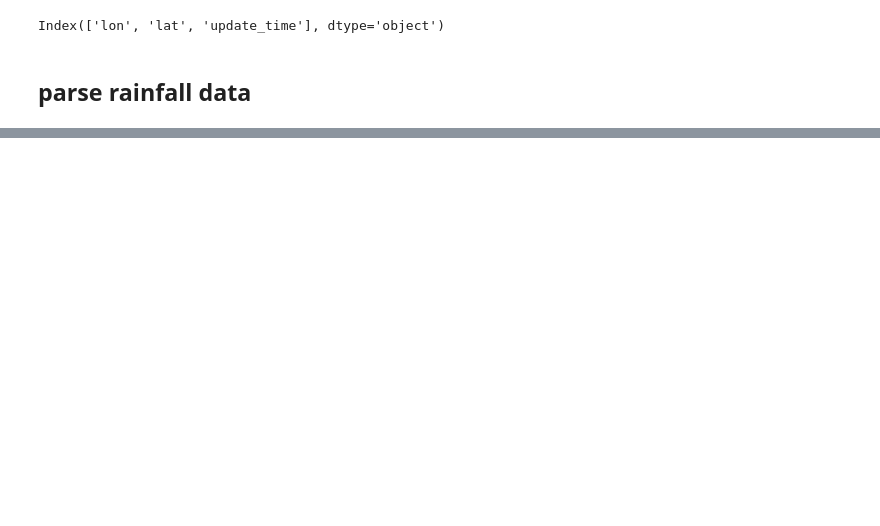
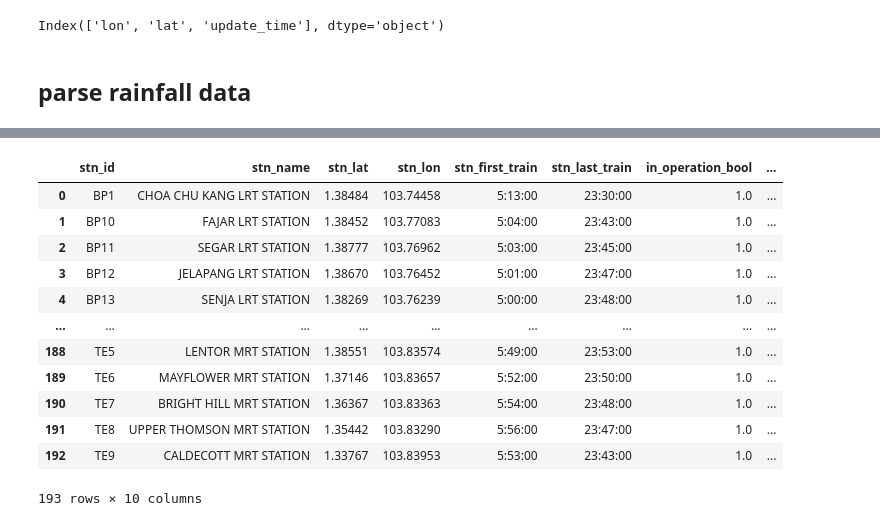
Before and after one commit to alealejandro1/taxi_compass, a Jupyter notebook: notebooks/johan_taxi_compass.ipynb, the cells around one changed output, grey strips where cells are left out. Saved outputs shown, nothing was run; the diff lists cells and outputs as text; code cells hidden in the pictures; blank space fills up the shorter version.

```diff
--- a/notebooks/johan_taxi_compass.ipynb
+++ b/notebooks/johan_taxi_compass.ipynb
@@ -138,0 +187,28 @@ df["a"] = df.apply(lambda x : func(x["lat"], x["lon"]))
+# %%
+status = r.json()["value"]["Status"]
+if status != 1:
+    stations_list = []
+    for d in r.json()["value"]["AffectedSegments"]:
+        stations_list += d["Stations"].split(",")
+    station_df = pd.DataFrame(stations_list, columns=["stn_id"])
+    station_df["non_disruption_bool"] = 0
+    station_df
+# %%
+BUCKET_NAME = 'static-file-storage'
+BUCKET_MRT_STN_LIST_PATH = 'mrtsg.csv'
+
+# Add Client() here
+storage_client = storage.Client()
+path = f"gs://{BUCKET_NAME}/{BUCKET_MRT_STN_LIST_PATH}"
+bucket = storage_client.bucket(BUCKET_NAME)
+blob = bucket.blob(BUCKET_MRT_STN_LIST_PATH)
+
+with blob.open('r') as mrt_csv:
+    # with open(public_path) as geofile:
+    '''
+    Take geojson file provided by LTA where the taxi stands coordinates are provided
+    '''
+    mrt_list_df = pd.read_csv(mrt_csv).fillna(1)
+    print('loaded mrt_list file successfully')
+
+mrt_list_df.head()
@@ -138,0 +223,28 @@ df["a"] = df.apply(lambda x : func(x["lat"], x["lon"]))
+# %%
+mrt_list_df = mrt_list_df.set_index('stn_id')
+status = r.json()["value"]["Status"]
+if status != 1:
+    stations_list = []
+    for d in r.json()["value"]["AffectedSegments"]:
+        stations_list += d["Stations"].split(",")
+    station_df = pd.DataFrame(stations_list, columns=["stn_id"])
+    station_df["non_disruption_bool"] = 0
+    station_df = station_df.set_index('stn_id')
+    mrt_list_df.update(station_df)
+
+mrt_list_df.reset_index(inplace=True)
+mrt_list_df
+# %% [output]
+|  | stn_id | stn_name | stn_lat | stn_lon | stn_first_train | stn_last_train | in_operation_bool | ... |
+| 0 | BP1 | CHOA CHU KANG LRT STATION | 1.38484 | 103.74458 | 5:13:00 | 23:30:00 | 1.0 | ... |
+| 1 | BP10 | FAJAR LRT STATION | 1.38452 | 103.77083 | 5:04:00 | 23:43:00 | 1.0 | ... |
+| 2 | BP11 | SEGAR LRT STATION | 1.38777 | 103.76962 | 5:03:00 | 23:45:00 | 1.0 | ... |
+| 3 | BP12 | JELAPANG LRT STATION | 1.38670 | 103.76452 | 5:01:00 | 23:47:00 | 1.0 | ... |
+| 4 | BP13 | SENJA LRT STATION | 1.38269 | 103.76239 | 5:00:00 | 23:48:00 | 1.0 | ... |
+| ... | ... | ... | ... | ... | ... | ... | ... | ... |
+| 188 | TE5 | LENTOR MRT STATION | 1.38551 | 103.83574 | 5:49:00 | 23:53:00 | 1.0 | ... |
+| 189 | TE6 | MAYFLOWER MRT STATION | 1.37146 | 103.83657 | 5:52:00 | 23:50:00 | 1.0 | ... |
+| 190 | TE7 | BRIGHT HILL MRT STATION | 1.36367 | 103.83363 | 5:54:00 | 23:48:00 | 1.0 | ... |
+| 191 | TE8 | UPPER THOMSON MRT STATION | 1.35442 | 103.83290 | 5:56:00 | 23:47:00 | 1.0 | ... |
+| 192 | TE9 | CALDECOTT MRT STATION | 1.33767 | 103.83953 | 5:53:00 | 23:43:00 | 1.0 | ... |
+193 rows × 10 columns
```
Also changed, not shown: parts of 13 cells of this notebook.
